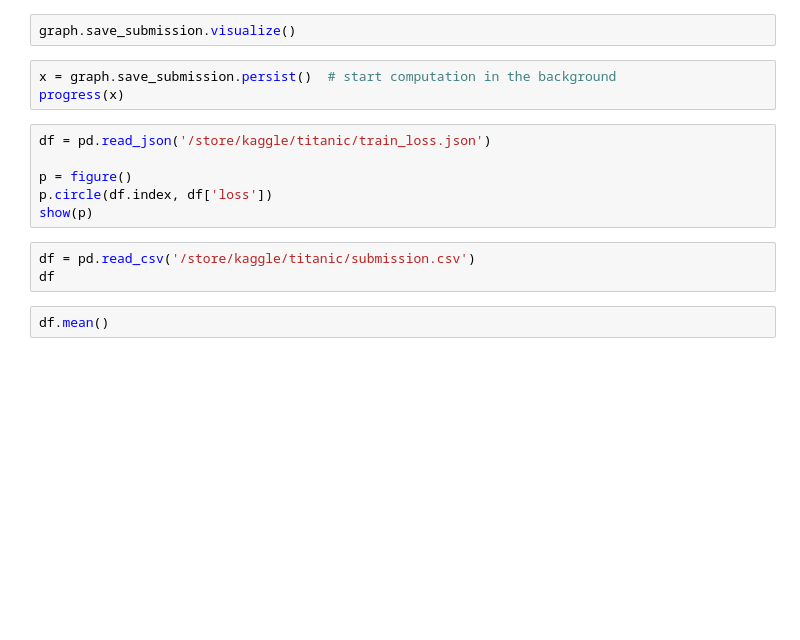
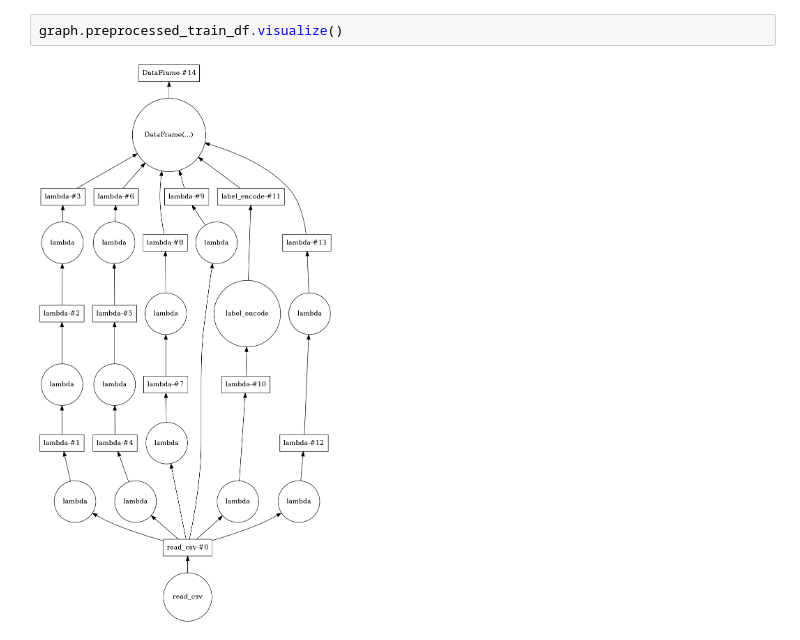
Before and after one commit to h4nyu/aplf, a Jupyter notebook: app/notebooks/Untitled.ipynb, the cells around one changed output. Cells and saved outputs as stored; diff of their text form; blank space fills up the shorter version.

Commit message:
preprocess

```diff
--- a/app/notebooks/Untitled.ipynb
+++ b/app/notebooks/Untitled.ipynb
@@ -22,16 +78,4 @@ train_df['Survived'].mean()
 # %%
-graph.save_submission.visualize()
+graph.preprocessed_train_df.visualize()
+# %% [output]
+[figure, added]
-# %%
-x = graph.save_submission.persist()  # start computation in the background
-progress(x)
-# %%
-df = pd.read_json('/store/kaggle/titanic/train_loss.json')
-
-p = figure()
-p.circle(df.index, df['loss'])
-show(p)
-# %%
-df = pd.read_csv('/store/kaggle/titanic/submission.csv')
-df
-# %%
-df.mean()
```
Also changed, not shown: parts of 9 cells of this notebook, 2 other files.
